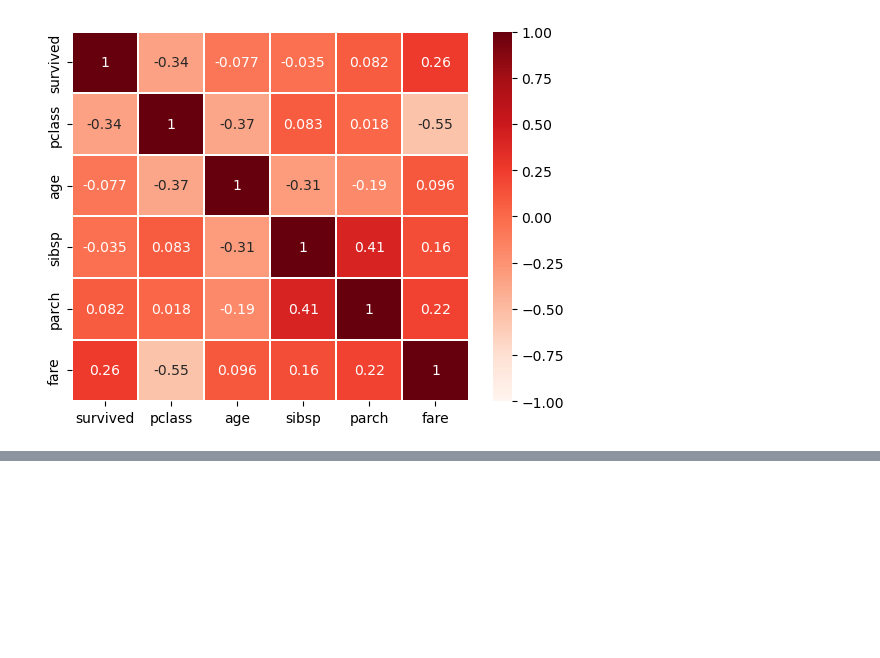
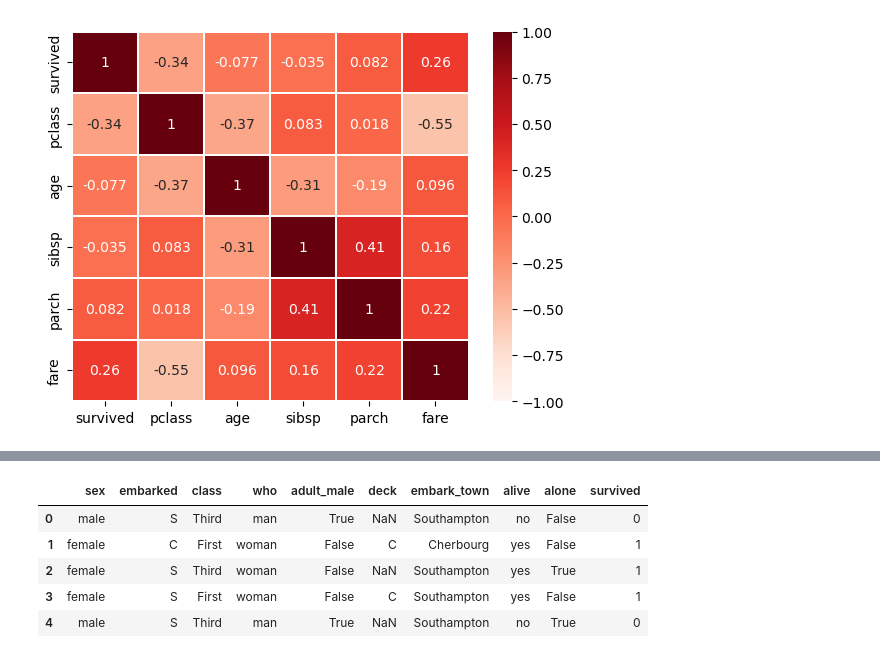
Before and after one commit to yulmu99/Playdata, a Jupyter notebook: Data_processing/Data_preprocessing/EDA.ipynb, the cells around one changed output, grey strips where cells are left out. Cells and saved outputs as stored; diff of their text form; code cells hidden in the pictures; blank space fills up the shorter version.

```diff
--- a/Data_processing/Data_preprocessing/EDA.ipynb
+++ b/Data_processing/Data_preprocessing/EDA.ipynb
@@ -344,0 +365,3 @@ sns.heatmap(titanic_number.corr(),vmin=-1,vmax=1,annot=True,linewidths=0.2,cmap=
+# %%
+titanic_object = titanic_object.join(titanic_number['survived']) #생존 변수 추가
+titanic_object.info()
@@ -344,0 +386,3 @@ sns.heatmap(titanic_number.corr(),vmin=-1,vmax=1,annot=True,linewidths=0.2,cmap=
+# %%
+titanic_object['survived'] = titanic_object['survived'].astype('object') #타입 변경
+titanic_object.info()
@@ -344,0 +407,9 @@ sns.heatmap(titanic_number.corr(),vmin=-1,vmax=1,annot=True,linewidths=0.2,cmap=
+# %%
+titanic_object.head()
+# %% [output]
+|  | sex | embarked | class | who | adult_male | deck | embark_town | alive | alone | survived |
+| 0 | male | S | Third | man | True | NaN | Southampton | no | False | 0 |
+| 1 | female | C | First | woman | False | C | Cherbourg | yes | False | 1 |
+| 2 | female | S | Third | woman | False | NaN | Southampton | yes | True | 1 |
+| 3 | female | S | First | woman | False | C | Southampton | yes | False | 1 |
+| 4 | male | S | Third | man | True | NaN | Southampton | no | True | 0 |
```
Also changed, not shown: parts of 24 cells of this notebook, 2 other files.
